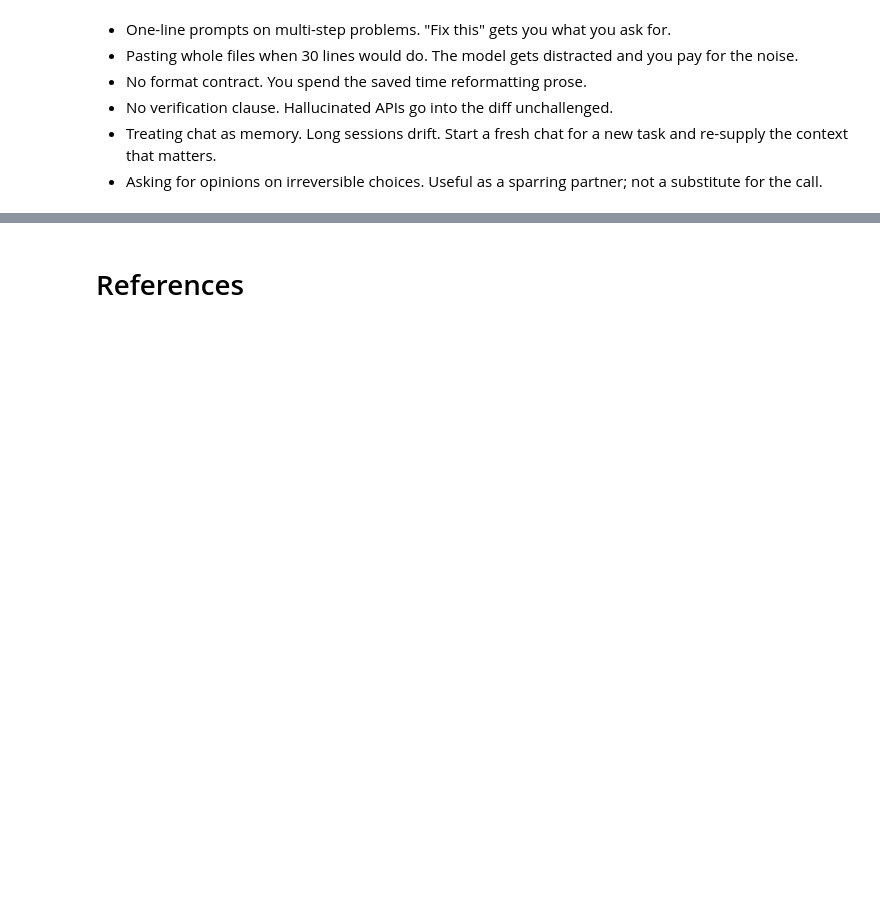
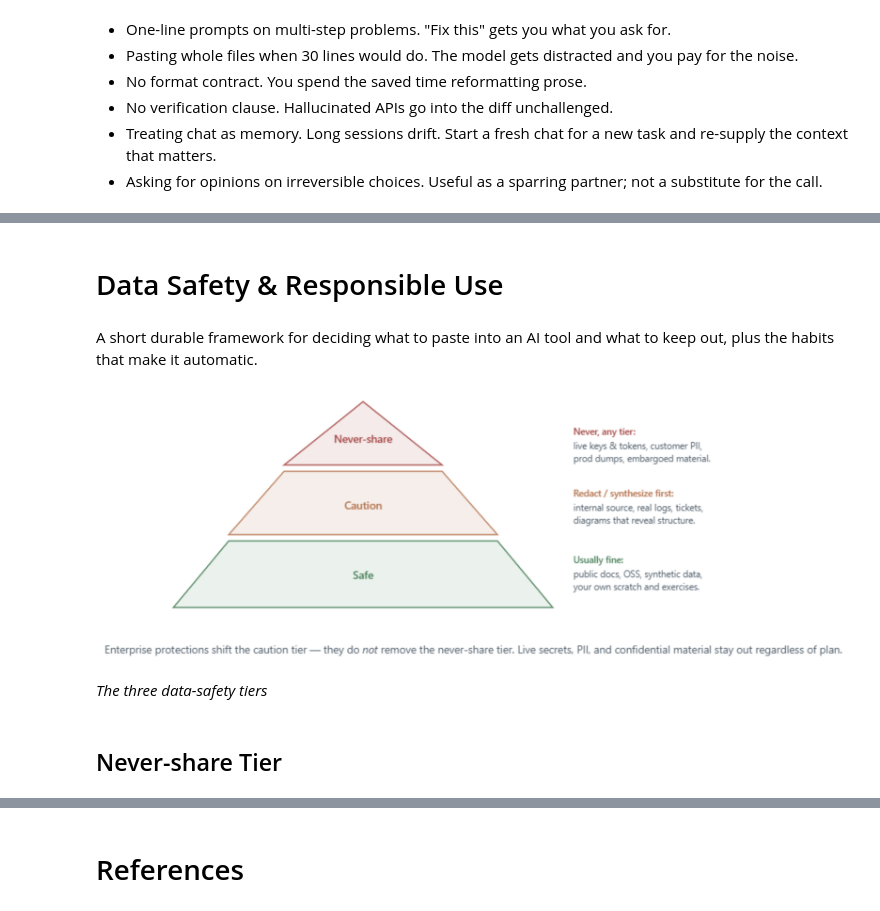
Before and after one commit to ancilcleetus/AI-Learning-Lab, a Jupyter notebook: Generative-AI/Intro-to-Generative-AI-for-Engineers/Intro_to_Generative_AI_for_Engineers.ipynb, the cells around one changed output, grey strips where cells are left out. Drawn from its saved outputs; the diff is of its cells as text; code cells hidden in the pictures; blank space fills up the shorter version.

Commit message:
Added 'Data Safety & Responsible Use' in Intro-to-Generative-AI-for-Engineers/Intro_to_Generative_AI_for_Engineers.ipynb

```diff
--- a/Generative-AI/Intro-to-Generative-AI-for-Engineers/Intro_to_Generative_AI_for_Engineers.ipynb
+++ b/Generative-AI/Intro-to-Generative-AI-for-Engineers/Intro_to_Generative_AI_for_Engineers.ipynb
@@ -412,3 +418,16 @@ This kind of prompt produces a triage table you can act on, not a wall of specul
 * Asking for opinions on irreversible choices. Useful as a sparring partner; not a substitute for the call.
 # %% [markdown]
 ![rainbow](https://raw.githubusercontent.com/ancilcleetus/AI-Learning-Lab/main/assets/rainbow-divider.png)
+# %% [markdown]
+# Data Safety & Responsible Use
+# %% [markdown]
+A short durable framework for deciding what to paste into an AI tool and what to keep out, plus the habits that make it automatic.
+# %%
+from IPython.display import Image, display, Markdown
+display(Image(filename="data/images/Intro_to_Generative_AI_for_Engineers-08.png", width=1000))
+display(Markdown("*The three data-safety tiers*"))
+# %% [output]
+[figure, added]
+*The three data-safety tiers*
+# %% [markdown]
+## Never-share Tier
```
Also changed, not shown: parts of 11 cells of this notebook, 1 other file.
